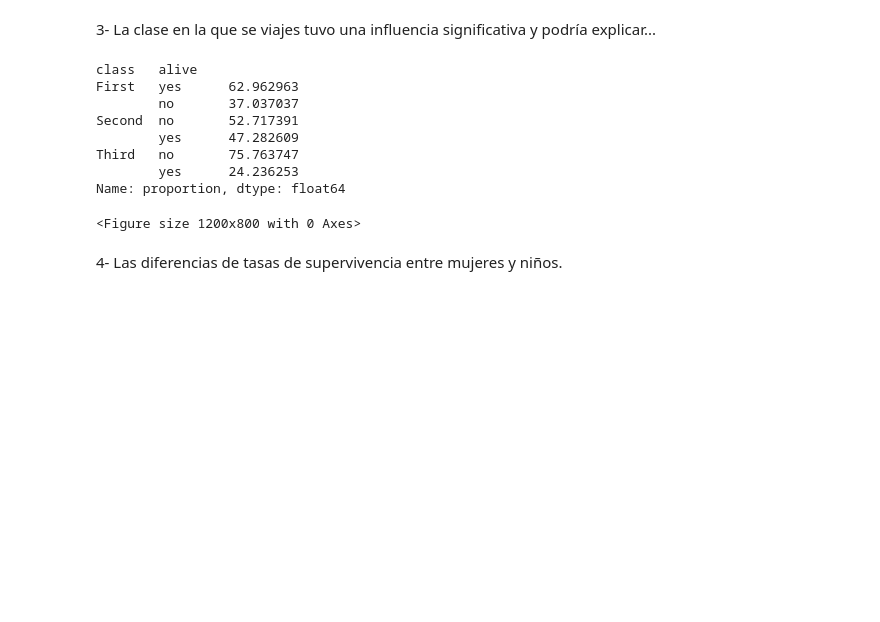
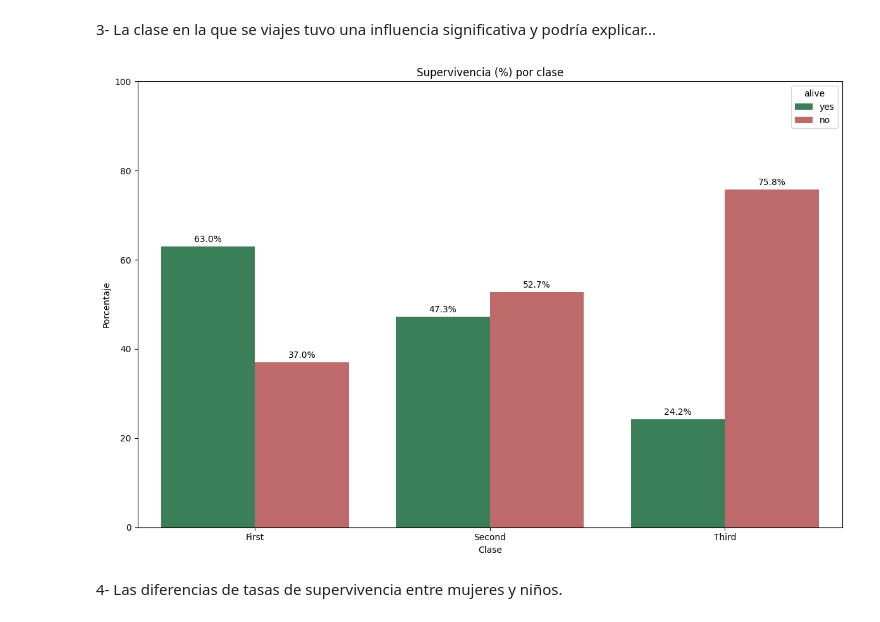
Before and after one commit to Emigarsan/DS-Online-Emilio-Garrote, a Jupyter notebook: Sprints/03_Data_Analysis/Sprint_08/Unidad_02_Visualizacion_Avanzada_Seaborn/03_Practica_Obligatoria/18_Practica_Obligatoria_Visualizacion_Avanzada.ipynb, the cells around one changed output. Drawn from its saved outputs; the diff is of its cells as text; code cells hidden in the pictures; blank space fills up the shorter version.

```diff
--- a/Sprints/03_Data_Analysis/Sprint_08/Unidad_02_Visualizacion_Avanzada_Seaborn/03_Practica_Obligatoria/18_Practica_Obligatoria_Visualizacion_Avanzada.ipynb
+++ b/Sprints/03_Data_Analysis/Sprint_08/Unidad_02_Visualizacion_Avanzada_Seaborn/03_Practica_Obligatoria/18_Practica_Obligatoria_Visualizacion_Avanzada.ipynb
@@ -262,19 +336,31 @@ sns.catplot(data=frecuencias_relativas, x="alive", y="relativa", hue="who", kind
 # %% [markdown]
 3- La clase en la que se viajes tuvo una influencia significativa y podría explicar...
-# %%
-plt.figure(figsize=(12, 8))
-frecuencias = df_titanic.groupby('class')["alive"].value_counts(normalize=True)*100
-
-frecuencias
-# %% [output]
-class   alive
-First   yes      62.962963
-        no       37.037037
-Second  no       52.717391
-        yes      47.282609
-Third   no       75.763747
-        yes      24.236253
-Name: proportion, dtype: float64
-<Figure size 1200x800 with 0 Axes>
+# %%
+plt.figure(figsize=(12, 8))
+frecuencias = df_titanic.groupby('class')["alive"].value_counts(normalize=True)*100
+frecuencias_df = frecuencias.rename("porcentaje").reset_index()
+
+ax = sns.barplot(
+    data=frecuencias_df,
+    x="class",
+    y="porcentaje",
+    hue="alive",
+    order=["First", "Second", "Third"],
+    hue_order=["yes", "no"],
+    palette={"yes": "seagreen", "no": "indianred"}
+)
+
+for container in ax.containers:
+    ax.bar_label(container, fmt="%.1f%%", padding=3)
+
+plt.title("Supervivencia (%) por clase")
+plt.xlabel("Clase")
+plt.ylabel("Porcentaje")
+plt.ylim(0, 100)
+plt.legend(title="alive")
+plt.tight_layout()
+plt.show()
+# %% [output]
+[figure, added]
 # %% [markdown]
 4- Las diferencias de tasas de supervivencia entre mujeres y niños.
```
Also changed, not shown: parts of 7 cells of this notebook, 2 other files.
